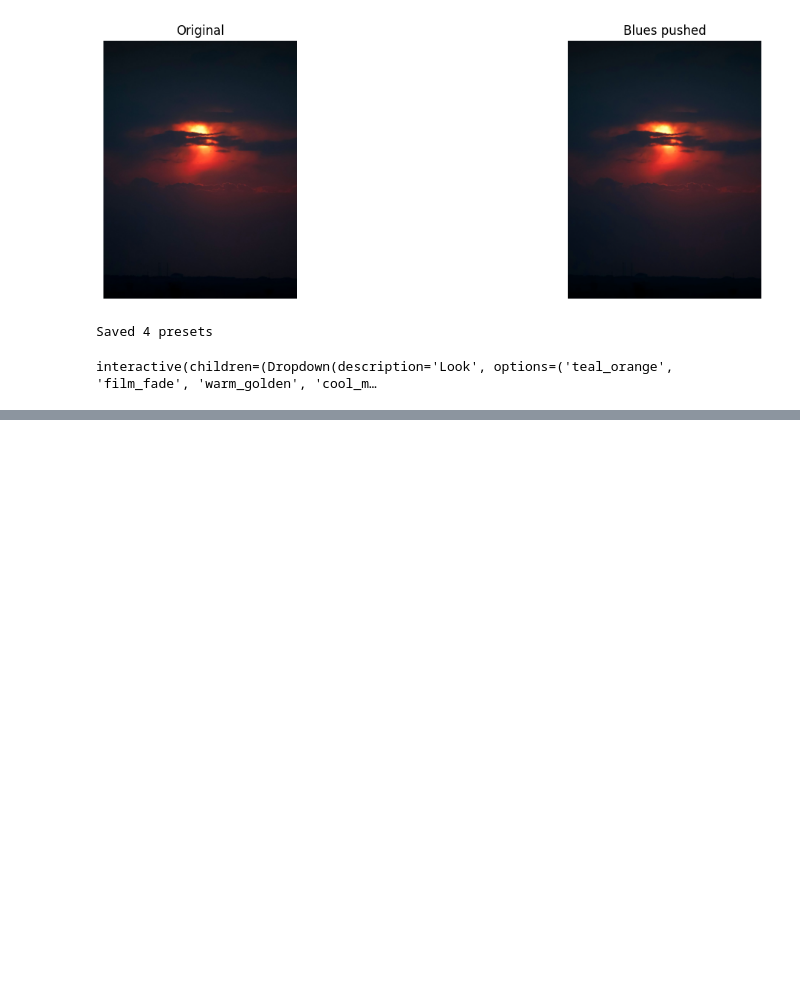
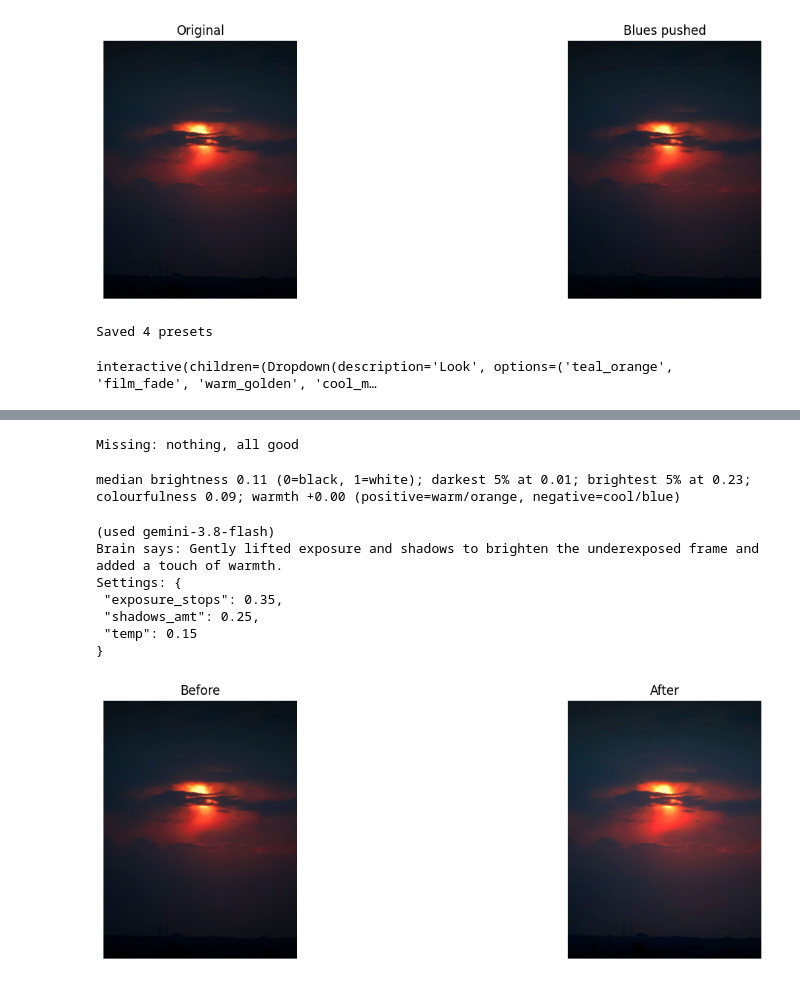
Before and after one commit to Prayansh-builds/ai-colorist, a Jupyter notebook: ai_colorist_01.ipynb, the cells around one changed output, grey strips where cells are left out. Cells and saved outputs as stored; diff of their text form; code cells hidden in the pictures; blank space fills up the shorter version.

Commit message:
Step 5: AI brain (Gemini) turns text commands into grading settings

```diff
--- a/ai_colorist_01.ipynb
+++ b/ai_colorist_01.ipynb
@@ -383,0 +407,32 @@ interactive(children=(Dropdown(description='Look', options=('teal_orange', 'film
+# %%
+# Makes a small preview copy of a photo, so everything runs fast
+def small(img, max_side=800):
+    h, w = img.shape[:2]
+    scale = max_side / max(h, w)
+    if scale < 1:
+        return cv2.resize(img, (int(w * scale), int(h * scale)),
+                          interpolation=cv2.INTER_AREA)
+    return img
+
+# Check which earlier cells still need to run
+needed = ["files", "load_image", "show_many", "luma", "exposure", "contrast",
+          "saturation", "temperature", "tint", "shadows", "highlights",
+          "curve", "fade", "color_wheels", "hsl", "HUES", "grade",
+          "PRESETS", "apply_preset", "split_view", "widgets"]
+missing = [n for n in needed if n not in globals()]
+print("Missing:", missing if missing else "nothing, all good")
+# %% [output]
+Missing: nothing, all good
+# %%
+def describe_photo(img):
+    l = luma(img)[..., 0]
+    p5, p50, p95 = np.percentile(l, [5, 50, 95])
+    colorful = np.mean(np.max(img, axis=2) - np.min(img, axis=2))
+    warmth = np.mean(img[..., 0]) - np.mean(img[..., 2])
+    return (f"median brightness {p50:.2f} (0=black, 1=white); darkest 5% at {p5:.2f}; "
+            f"brightest 5% at {p95:.2f}; colourfulness {colorful:.2f}; "
+            f"warmth {warmth:+.2f} (positive=warm/orange, negative=cool/blue)")
+
+print(describe_photo(small(load_image(files[0]))))
+# %% [output]
+median brightness 0.11 (0=black, 1=white); darkest 5% at 0.01; brightest 5% at 0.23; colourfulness 0.09; warmth +0.00 (positive=warm/orange, negative=cool/blue)
@@ -383,0 +535,40 @@ interactive(children=(Dropdown(description='Look', options=('teal_orange', 'film
+# %%
+def call_gemini(command, img):
+    return generate(
+        f"Photo stats: {describe_photo(img)}\nUser request: {command}",
+        types.GenerateContentConfig(system_instruction=SYSTEM_PROMPT,
+                                    response_mime_type="application/json"))
+
+def ask_brain(command, img):
+    text = call_gemini(command, img)
+    try:
+        return clean_plan(parse_json(text))
+    except Exception as e:
+        print("Could not read the brain's answer:", e)
+        print(text)
+        return dict(settings={}, preset=None, preset_strength=1.0,
+                    explanation="Could not understand the plan, so the photo is unchanged.")
+
+def run_command(img, command):
+    plan = ask_brain(command, img)
+    out = img
+    if plan["preset"]:
+        out = apply_preset(out, plan["preset"], plan["preset_strength"])
+    out = grade(out, **plan["settings"])
+    print("Brain says:", plan["explanation"])
+    print("Settings:", json.dumps(plan["settings"], indent=1))
+    return out, plan
+
+# First test
+img = small(load_image(files[0]))
+out, plan = run_command(img, "make it a little warmer and brighter")
+show_many([img, out], ["Before", "After"])
+# %% [output]
+(used gemini-3.8-flash)
+Brain says: Gently lifted exposure and shadows to brighten the underexposed frame and added a touch of warmth.
+Settings: {
+ "exposure_stops": 0.35,
+ "shadows_amt": 0.25,
+ "temp": 0.15
+}
+[figure, added]
```
Also changed, not shown: parts of 7 cells of this notebook.
